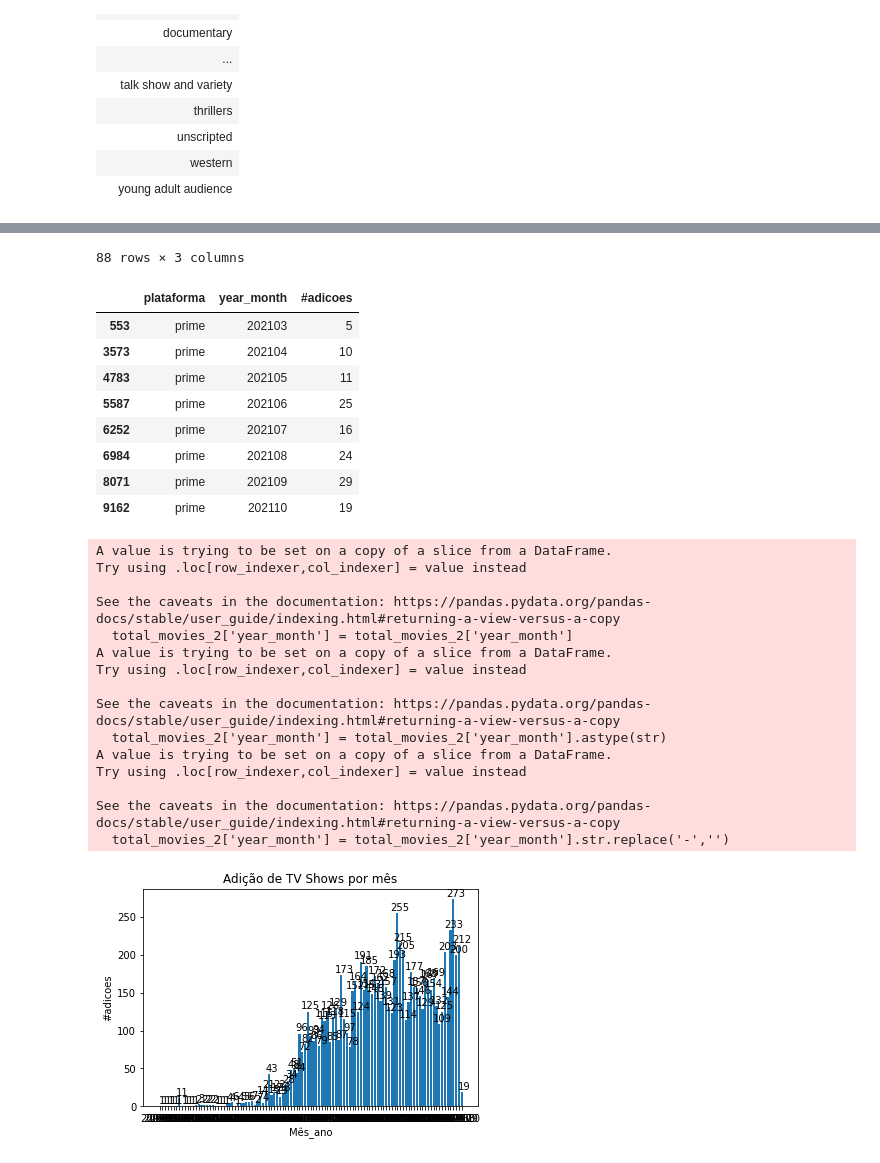
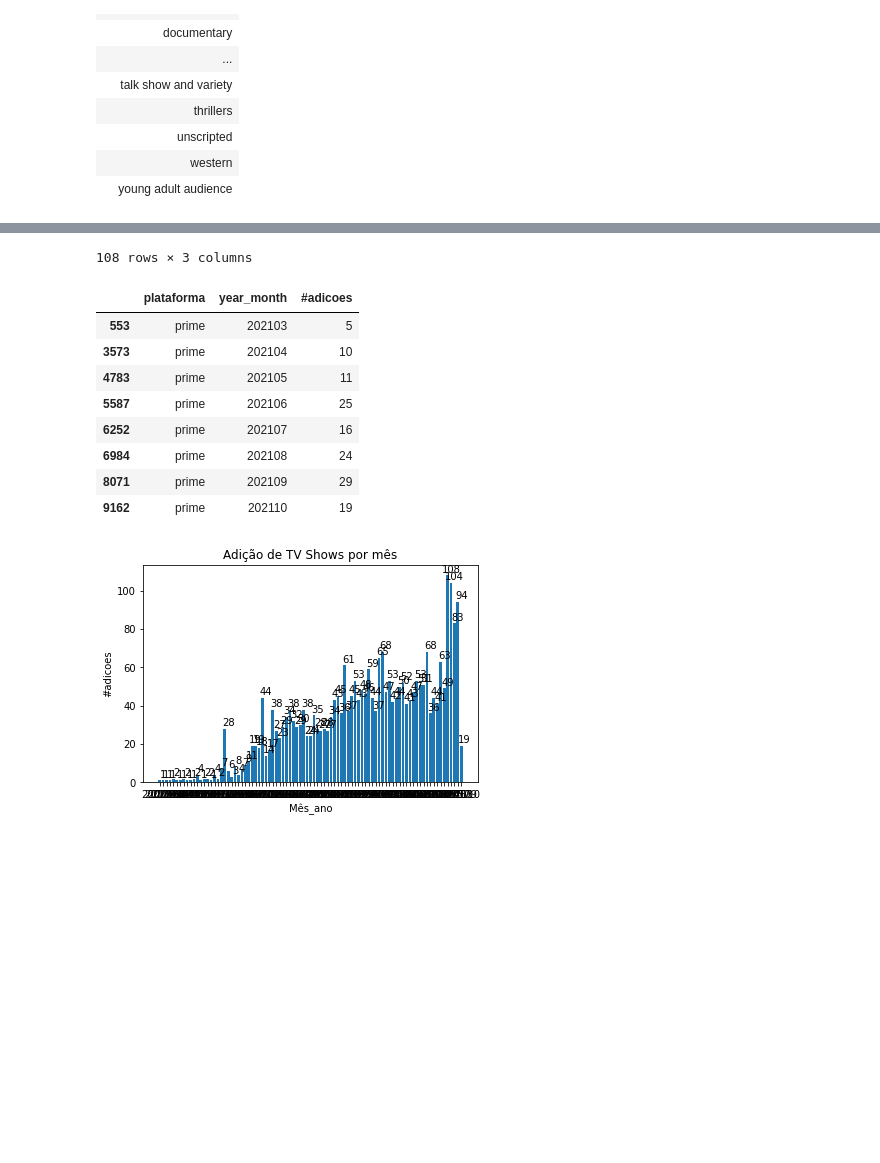
Before and after one commit to diogocastro80/Data-Challenge-20221121, a Jupyter notebook: Challenge_coodesh.ipynb, the cells around one changed output, grey strips where cells are left out. Cells and saved outputs as stored; diff of their text form; code cells hidden in the pictures; blank space fills up the shorter version.

```diff
--- a/Challenge_coodesh.ipynb
+++ b/Challenge_coodesh.ipynb
@@ -343,7 +296,7 @@ display(list_genre.style.hide_index())
 #6- A frequência de "TV Show" de todos os dados e comparativamente em relação as duas plataformas
 #Analise para todos os dados (Tratando a base)
 freq_mov = total_movies[total_movies['type'] == 'TV Show']
-freq_mov = total_movies['date_added'].fillna('s/ data')
+freq_mov = freq_mov['date_added'].fillna('s/ data')
 freq_mov = pd.DataFrame({'date_added': freq_mov})
 freq_mov = freq_mov[freq_mov['date_added'] != 's/ data']
 freq_mov['date_added'] = pd.to_datetime(freq_mov['date_added'])
@@ -359,7 +312,7 @@ freq_mov['year_month'] = freq_mov['year_month'].str.replace('-','')
 
 freq_mov = freq_mov.sort_values('year_month', ascending=True)
 
-#display(freq_mov.style.hide_index())
+display(freq_mov.style.hide_index())
 
 #Plotando um gráfico de adições por mês
 plt.bar(freq_mov['year_month'], freq_mov['#adicoes'])
@@ -374,10 +327,10 @@ for i, v in enumerate(freq_mov['#adicoes']):
 #plt.show()
 
 
-#Vendo a frequencia de adição de filmes do netflix
+#Vendo a frequencia de adição de TV Show do netflix
 netflix_1 = netflix
 netflix_1['plataforma'] = 'netflix'
-netflix_1 = netflix_1[netflix_1['type'] == 'TV Show']
+netflix_3 = netflix_1[netflix_1['type'] == 'TV Show']
 
 netflix_1 = netflix_1[netflix_1['date_added'].notna()]
 netflix_1 = netflix_1[['plataforma', 'date_added']]
@@ -396,7 +349,7 @@ netflix_1 = netflix_1.sort_values('year_month', ascending=True)
 
 display(netflix_1)
 
-#Vendo a frequencia de adição de filmes do prime
+#Vendo a frequencia de adição de TV Show do prime
 prime_1 = prime
 prime_1['plataforma'] = 'prime'
 prime_1 = prime_1[prime_1['type'] == 'TV Show']
@@ -417,33 +370,4 @@ prime_1 = prime_1.drop_duplicates()
 prime_1 = prime_1.sort_values('year_month', ascending=True)
 
 display(prime_1)
-
-#Vendo a frequencia de adição de filmes do netflix
-netflix_1 = netflix
-prime_1 = prime
-netflix_1['plataforma'] = 'netflix'
-prime_1['plataforma'] = 'prime'
-total_movies_2 = pd.concat((netflix_1, prime_1), axis = 0)
-total_movies_2 = total_movies_2[total_movies_2['type'] == 'TV Show']
-
-
-total_movies_2 = total_movies_2[total_movies_2['date_added'].notna()]
-total_movies_2 = total_movies_2[['plataforma', 'date_added']]
-total_movies_2['date_added'] = pd.to_datetime(total_movies_2['date_added'])
-total_movies_2['year_month'] = total_movies_2['date_added'].dt.strftime('%Y-%m')
-
-freq_mov_temp = total_movies_2['year_month'].value_counts().to_dict()
-total_movies_2['#adicoes'] = total_movies_2['year_month'].map(freq_mov_temp)
-total_movies_2 = total_movies_2[['plataforma', 'year_month', '#adicoes']]
-
-total_movies_2['year_month'] = total_movies_2['year_month']
-total_movies_2['year_month'] = total_movies_2['year_month'].astype(str)
-total_movies_2['year_month'] = total_movies_2['year_month'].str.replace('-','')
-total_movies_2 = total_movies_2.drop_duplicates()
-total_movies_2 = total_movies_2.sort_values('year_month', ascending=True)
-
-#total_movies_2.to_excel('output.xlsx', index=False)
-
-
-#display(total_movies_2)
 # %% [output]
@@ -477,29 +418,14 @@ See the caveats in the documentation: https://pandas.pydata.org/pandas-docs/stab
-88 rows × 3 columns
+108 rows × 3 columns
-|  | plataforma | year_month | #adicoes |
-| 553 | prime | 202103 | 5 |
-| 3573 | prime | 202104 | 10 |
-| 4783 | prime | 202105 | 11 |
-| 5587 | prime | 202106 | 25 |
-| 6252 | prime | 202107 | 16 |
-| 6984 | prime | 202108 | 24 |
-| 8071 | prime | 202109 | 29 |
-| 9162 | prime | 202110 | 19 |
-A value is trying to be set on a copy of a slice from a DataFrame.
-Try using .loc[row_indexer,col_indexer] = value instead
-
-See the caveats in the documentation: https://pandas.pydata.org/pandas-docs/stable/user_guide/indexing.html#returning-a-view-versus-a-copy
-  total_movies_2['year_month'] = total_movies_2['year_month']
-A value is trying to be set on a copy of a slice from a DataFrame.
-Try using .loc[row_indexer,col_indexer] = value instead
-
-See the caveats in the documentation: https://pandas.pydata.org/pandas-docs/stable/user_guide/indexing.html#returning-a-view-versus-a-copy
-  total_movies_2['year_month'] = total_movies_2['year_month'].astype(str)
-A value is trying to be set on a copy of a slice from a DataFrame.
-Try using .loc[row_indexer,col_indexer] = value instead
-
-See the caveats in the documentation: https://pandas.pydata.org/pandas-docs/stable/user_guide/indexing.html#returning-a-view-versus-a-copy
-  total_movies_2['year_month'] = total_movies_2['year_month'].str.replace('-','')
+|  | plataforma | year_month | #adicoes |
+| 553 | prime | 202103 | 5 |
+| 3573 | prime | 202104 | 10 |
+| 4783 | prime | 202105 | 11 |
+| 5587 | prime | 202106 | 25 |
+| 6252 | prime | 202107 | 16 |
+| 6984 | prime | 202108 | 24 |
+| 8071 | prime | 202109 | 29 |
+| 9162 | prime | 202110 | 19 |
-[figure, old version]
+[figure, new version]
 # %%
 #7- A frequência de "Movies" de todos os dados e comparativamente em relação as duas plataformas
 #Analise para todos os dados (Tratando a base)
```
Also changed, not shown: parts of 9 cells of this notebook.
